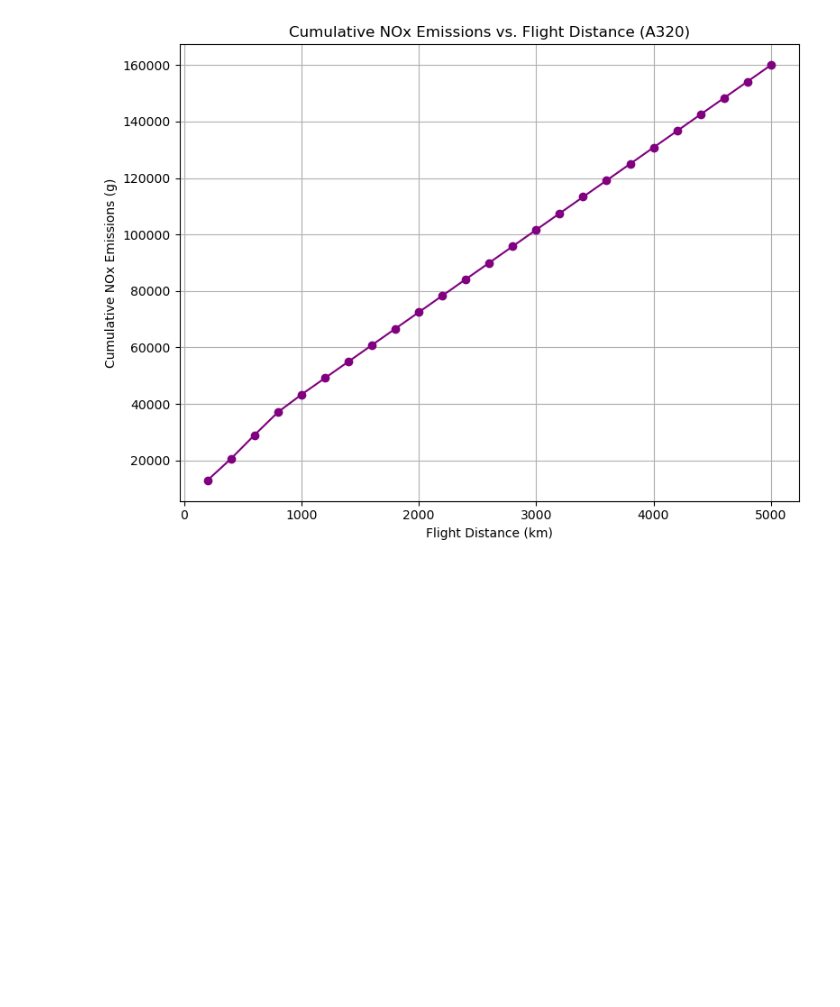
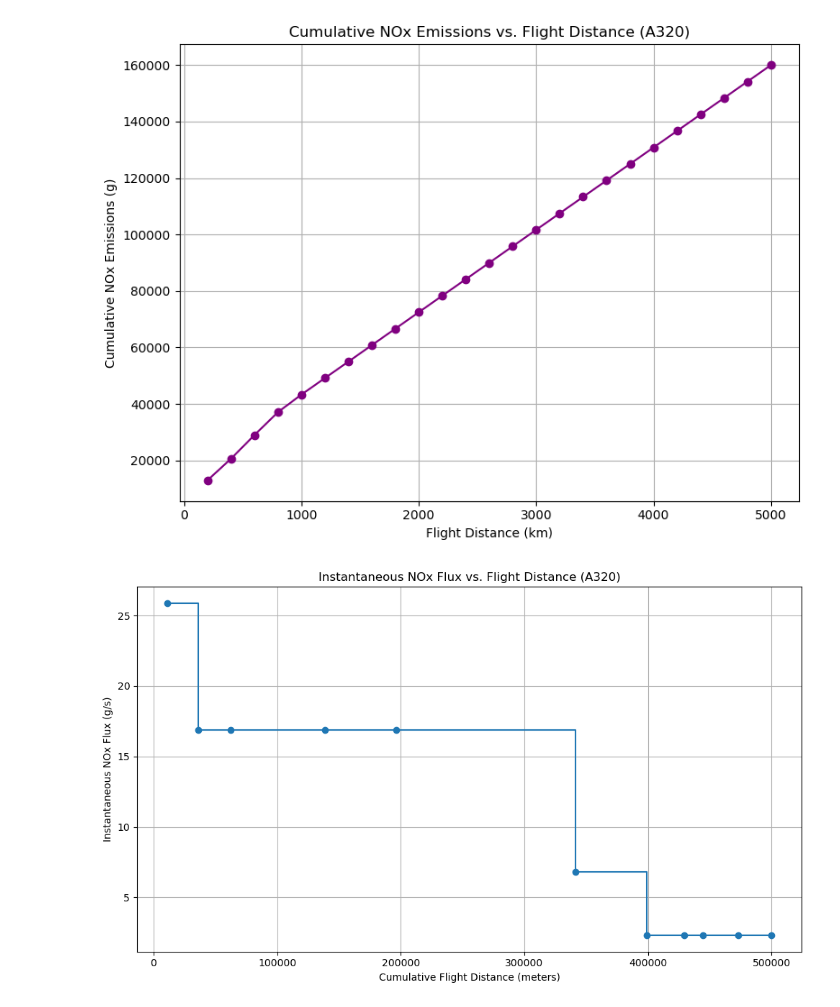
Before and after one commit to Centre-for-Atmospheric-Science-Cam-Chem/ConflictTrails, a Jupyter notebook: driver.ipynb, the cells around one changed output. Saved outputs shown, nothing was run; the diff lists cells and outputs as text; code cells hidden in the pictures; blank space fills up the shorter version.

```diff
--- a/driver.ipynb
+++ b/driver.ipynb
@@ -515,30 +579,35 @@ nox_cruise = flightpath['cruise'].get('NOx_cruise', 0)
 if t_cruise > 0 and s_cruise > 0:
     cum_dist += s_cruise
     segment_distances.append(cum_dist)
     segment_nox_flux.append(nox_cruise / t_cruise if t_cruise > 0 else 0)
 
 # Descent segments
 descent_keys = [
     ('s_descent_ceil', 't_descent_ceil', 'NOx_descent_ceil'),
     ('s_descent_24_15', 't_descent_24_15', 'NOx_descent_24_15'),
     ('s_descent_15_10', 't_descent_15_10', 'NOx_descent_15_10'),
     ('s_descent_10_5', 't_descent_10_5', 'NOx_descent_10_5'),
     ('s_descent_5_0', 't_descent_5_0', 'NOx_descent_5_0'),
 ]
 for s_key, t_key, nox_key in descent_keys:
     s = flightpath['descent'].get(s_key, 0)
     t = flightpath['descent'].get(t_key, 0)
     nox = flightpath['descent'].get(nox_key, 0)
     if t > 0 and s > 0:
         cum_dist += s
         segment_distances.append(cum_dist)
         segment_nox_flux.append(nox / t)
 
+# Ensure x and y have the same length by removing the initial 0 from segment_distances.
+segment_distances = segment_distances[1:]
+
 plt.figure(figsize=(10, 6))
 plt.step(segment_distances, segment_nox_flux, where='post', marker='o')
 plt.xlabel('Cumulative Flight Distance (meters)')
 plt.ylabel('Instantaneous NOx Flux (g/s)')
 plt.title(f'Instantaneous NOx Flux vs. Flight Distance ({aircraft_typecode})')
 plt.grid(True)
 plt.tight_layout()
 plt.show()
+# %% [output]
+[figure, added]
```
Also changed, not shown: parts of 11 cells of this notebook, 2 other files.
